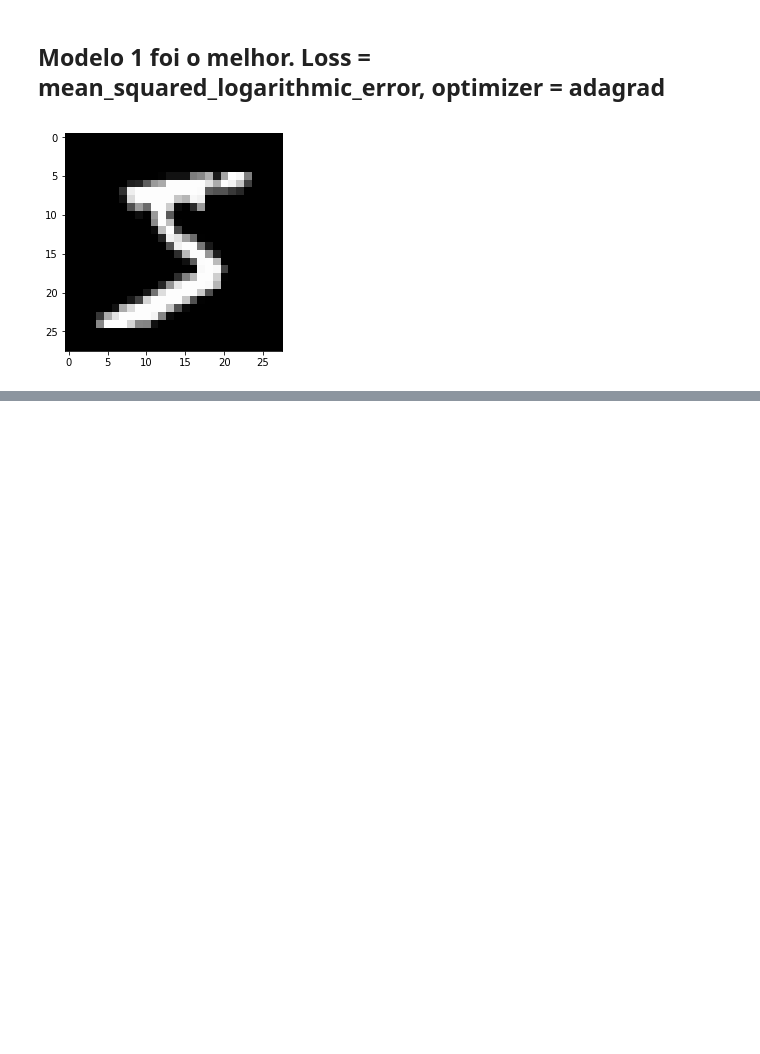
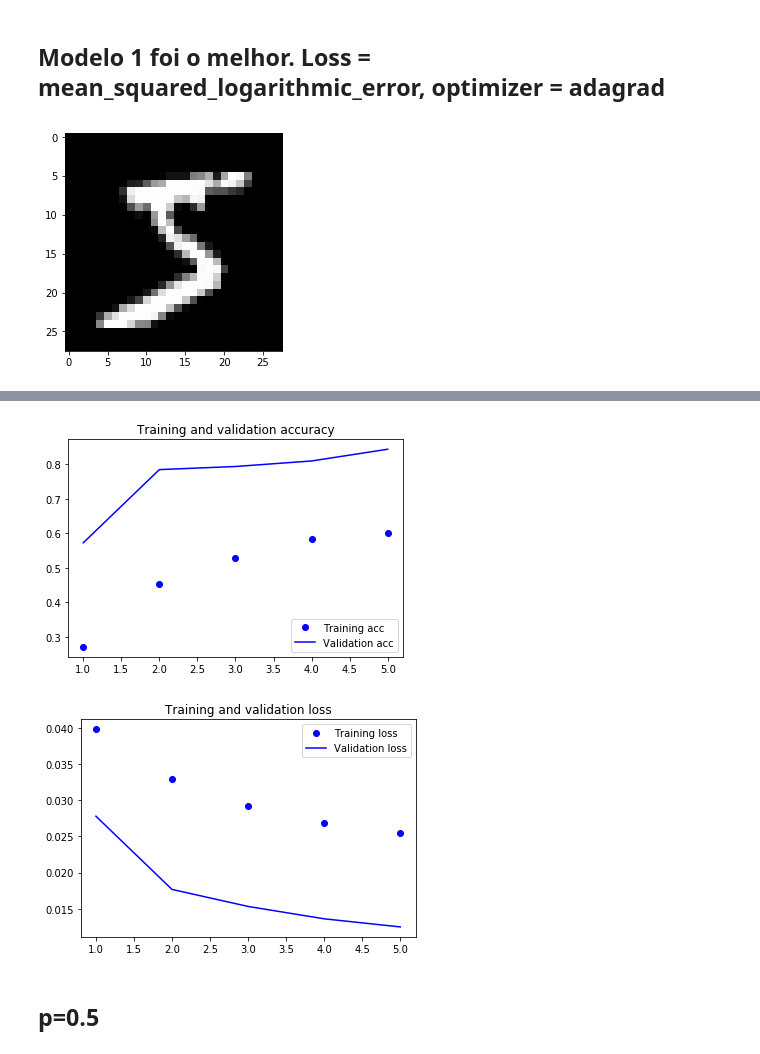
Before and after one commit to yaagocruuz/Topicos3, a Jupyter notebook: Lista3.ipynb, the cells around one changed output, grey strips where cells are left out. Saved outputs shown, nothing was run; the diff lists cells and outputs as text; code cells hidden in the pictures; blank space fills up the shorter version.

```diff
--- a/Lista3.ipynb
+++ b/Lista3.ipynb
@@ -749,0 +786,29 @@ test_accf
+# %%
+modelf_1 = models.Sequential()
+modelf_1.add(layers.Conv2D(filters= 32, kernel_size=(3, 3), activation='relu', input_shape=(28, 28, 1))) #(image_height, image_width, image_channels) (not including the batch dimension).
+modelf_1.add(layers.MaxPooling2D((2, 2)))
+modelf_1.add(layers.Conv2D(filters = 64, kernel_size=(3, 3), activation='relu'))
+modelf_1.add(layers.MaxPooling2D((2, 2)))
+modelf_1.add(layers.Conv2D(filters = 64, kernel_size=(3, 3), activation='relu'))
+
+modelf_1.add(layers.Flatten()) # Output_shape=(None, 3*3*64)
+
+modelf_1.add(layers.Dropout(0.4))
+
+modelf_1.add(layers.Dense(units= 64, activation='relu'))
+modelf_1.add(layers.Dense(units=10, activation='softmax'))
+# %%
+modelf_1.compile(optimizer=optimizers.adagrad(),
+loss=losses.mean_squared_logarithmic_error,
+metrics=['accuracy'])
+# %%
+train_datagen = ImageDataGenerator(
+rotation_range=40,
+width_shift_range=0.2,
+height_shift_range=0.2,
+shear_range=0.2,
+zoom_range=0.2,
+horizontal_flip=True,)
+
+historyf_1 = modelf_1.fit_generator(datagen.flow(X_train, X_train_labels, batch_size=20), epochs=5, validation_data=(X_valid, X_valid_labels))
+#Generate batches of tensor image data with real-time data augmentation. (6000/12 = 500)
@@ -749,0 +832,21 @@ test_accf
+# %%
+acc = historyf_1.history['acc']
+val_acc = historyf_1.history['val_acc']
+loss = historyf_1.history['loss']
+val_loss = historyf_1.history['val_loss']
+epochs = range(1, len(acc) + 1)
+plt.plot(epochs, acc, 'bo', label='Training acc')
+plt.plot(epochs, val_acc, 'b', label='Validation acc')
+plt.title('Training and validation accuracy')
+plt.legend()
+plt.figure()
+plt.plot(epochs, loss, 'bo', label='Training loss')
+plt.plot(epochs, val_loss, 'b', label='Validation loss')
+plt.title('Training and validation loss')
+plt.legend()
+plt.show()
+# %% [output]
+[figure, added]
+[figure, added]
+# %% [markdown]
+## p=0.5
```
Also changed, not shown: parts of 15 cells of this notebook, 4 other files.
